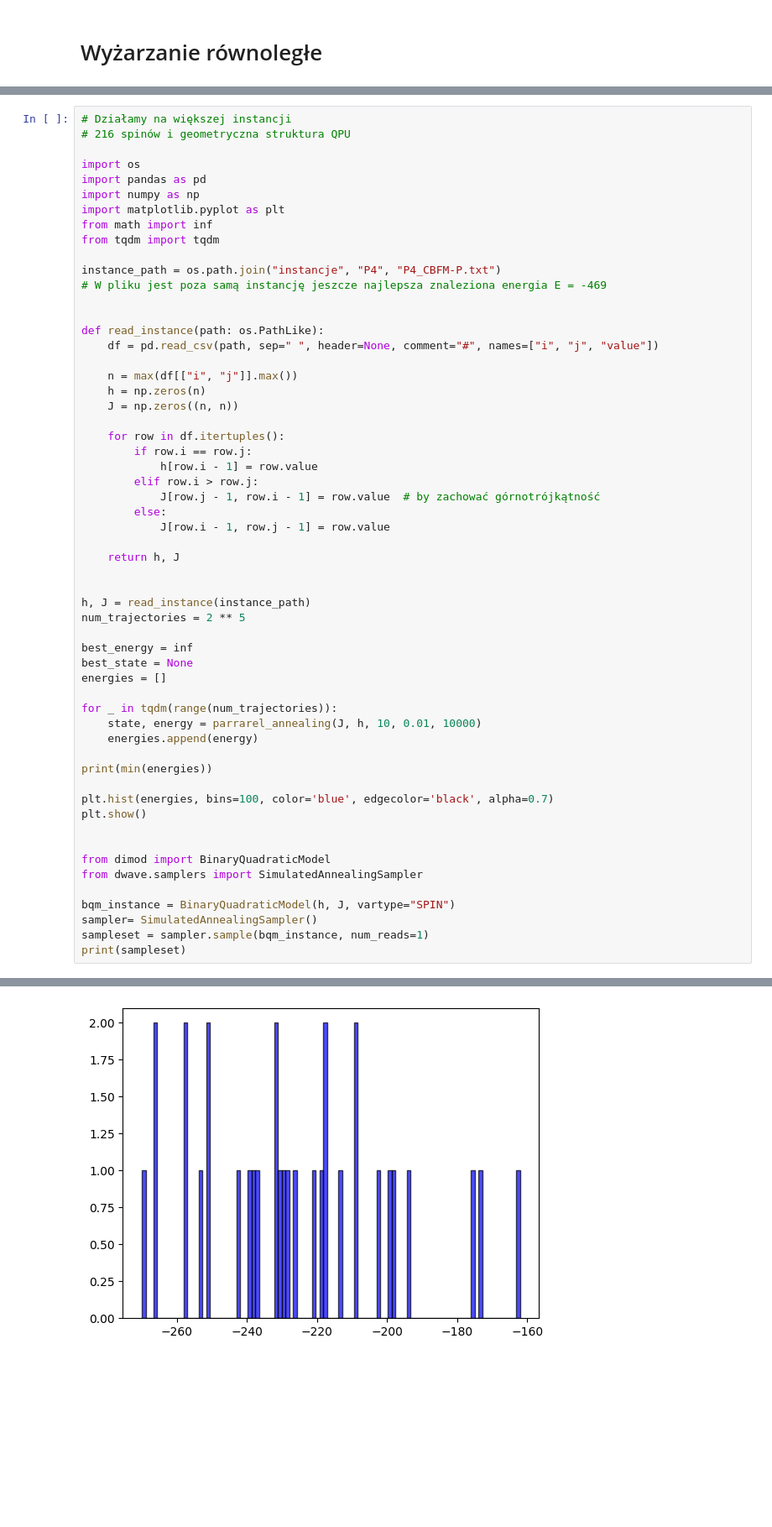
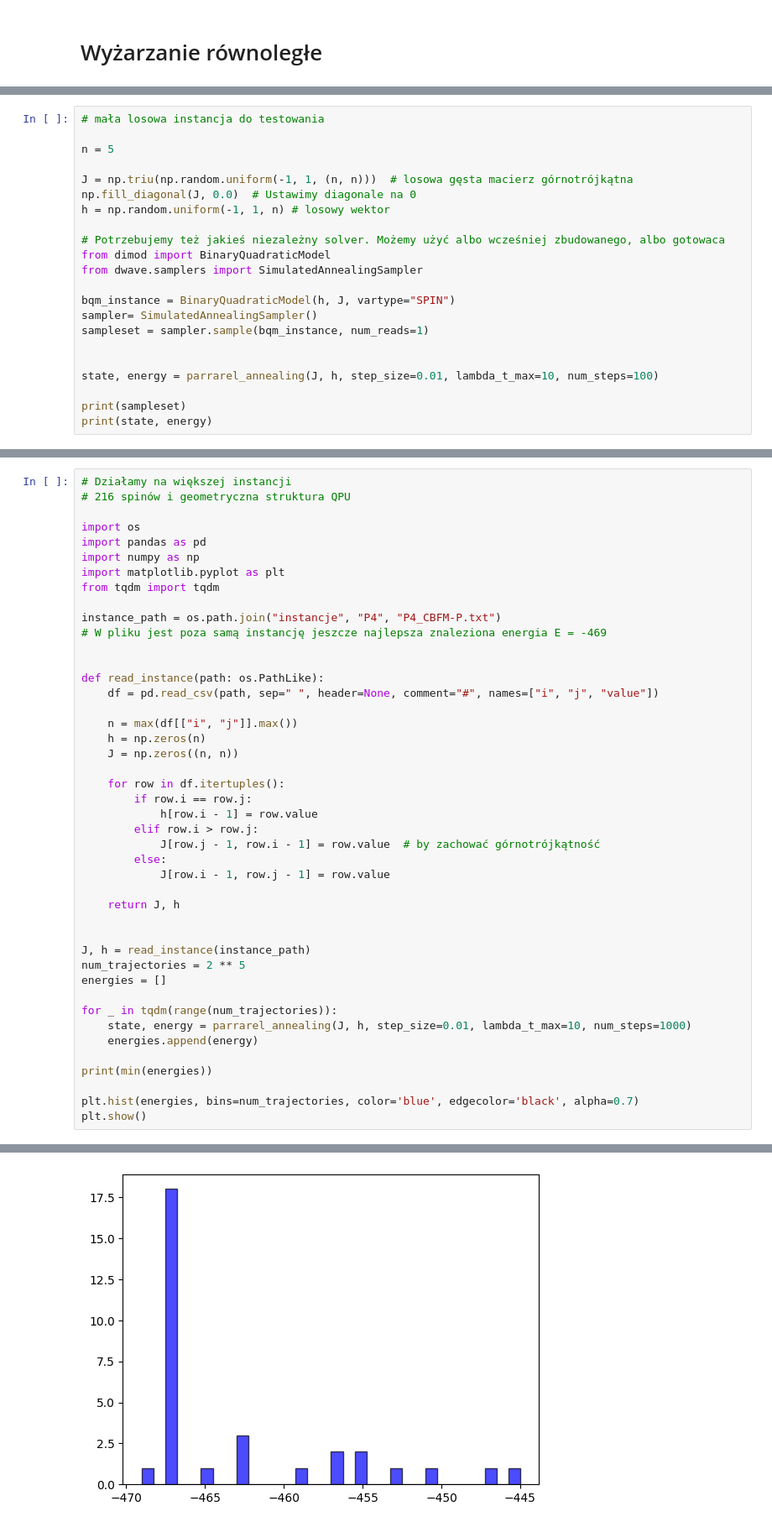
Before and after one commit to iitis/AkademiaSztukiKwantowej, a Jupyter notebook: quantum_annealing/notebooks/Algorytm_wyżarzania_równoległego.ipynb, the cells around one changed output, grey strips where cells are left out. Shown at 84% size. Drawn from its saved outputs; the diff is of its cells as text; blank space fills up the shorter version.

```diff
--- a/quantum_annealing/notebooks/Algorytm_wyżarzania_równoległego.ipynb
+++ b/quantum_annealing/notebooks/Algorytm_wyżarzania_równoległego.ipynb
@@ -72,0 +41,22 @@ print(parrarel_annealing(J, h, 10, 0.005, 10000))
+# %%
+# mała losowa instancja do testowania
+
+n = 5
+
+J = np.triu(np.random.uniform(-1, 1, (n, n)))  # losowa gęsta macierz górnotrójkątna
+np.fill_diagonal(J, 0.0)  # Ustawimy diagonale na 0
+h = np.random.uniform(-1, 1, n) # losowy wektor
+
+# Potrzebujemy też jakieś niezależny solver. Możemy użyć albo wcześniej zbudowanego, albo gotowaca
+from dimod import BinaryQuadraticModel
+from dwave.samplers import SimulatedAnnealingSampler
+
+bqm_instance = BinaryQuadraticModel(h, J, vartype="SPIN")
+sampler= SimulatedAnnealingSampler()
+sampleset = sampler.sample(bqm_instance, num_reads=1)
+
+
+state, energy = parrarel_annealing(J, h, step_size=0.01, lambda_t_max=10, num_steps=100)
+
+print(sampleset)
+print(state, energy)
@@ -78,7 +73,6 @@ import os
 import pandas as pd
 import numpy as np
 import matplotlib.pyplot as plt
-from math import inf
 from tqdm import tqdm
 
 instance_path = os.path.join("instancje", "P4", "P4_CBFM-P.txt")
@@ -100,31 +94,19 @@ def read_instance(path: os.PathLike):
         else:
             J[row.i - 1, row.j - 1] = row.value
 
-    return h, J
+    return J, h
 
 
-h, J = read_instance(instance_path)
+J, h = read_instance(instance_path)
 num_trajectories = 2 ** 5
-
-best_energy = inf
-best_state = None
 energies = []
 
 for _ in tqdm(range(num_trajectories)):
-    state, energy = parrarel_annealing(J, h, 10, 0.01, 10000)
+    state, energy = parrarel_annealing(J, h, step_size=0.01, lambda_t_max=10, num_steps=1000)
     energies.append(energy)
 
 print(min(energies))
 
-plt.hist(energies, bins=100, color='blue', edgecolor='black', alpha=0.7)
+plt.hist(energies, bins=num_trajectories, color='blue', edgecolor='black', alpha=0.7)
 plt.show()
-
-
-from dimod import BinaryQuadraticModel
-from dwave.samplers import SimulatedAnnealingSampler
-
-bqm_instance = BinaryQuadraticModel(h, J, vartype="SPIN")
-sampler= SimulatedAnnealingSampler()
-sampleset = sampler.sample(bqm_instance, num_reads=1)
-print(sampleset)
 # %% [output]
@@ -132 +114 @@ print(sampleset)
-[figure, old version]
+[figure, new version]
```
Also changed, not shown: parts of 10 cells of this notebook.
